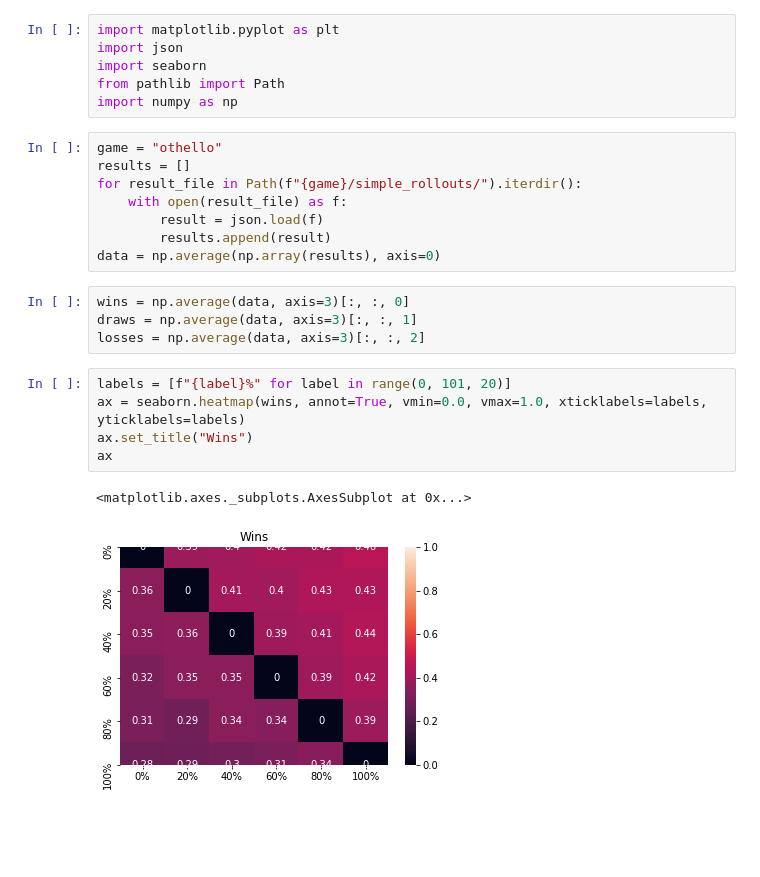
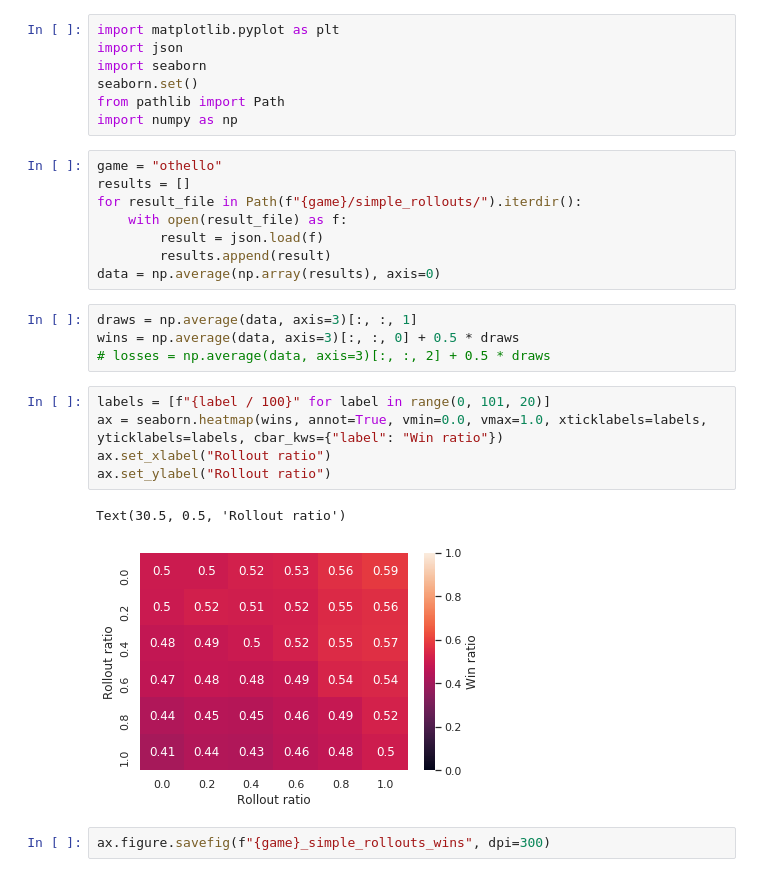
Before and after one commit to henribru/deep-mcts, a Jupyter notebook: deep_mcts/evaluate_simple_rollouts.ipynb, the cells around one changed output. Drawn from its saved outputs; the diff is of its cells as text; blank space fills up the shorter version.

Commit message:
Improve plots

```diff
--- a/deep_mcts/evaluate_simple_rollouts.ipynb
+++ b/deep_mcts/evaluate_simple_rollouts.ipynb
@@ -2,6 +2,7 @@
 import matplotlib.pyplot as plt
 import json
 import seaborn
+seaborn.set()
 from pathlib import Path
 import numpy as np
 # %%
@@ -13,15 +14,17 @@ for result_file in Path(f"{game}/simple_rollouts/").iterdir():
         results.append(result)
 data = np.average(np.array(results), axis=0)
 # %%
-wins = np.average(data, axis=3)[:, :, 0]
 draws = np.average(data, axis=3)[:, :, 1]
-losses = np.average(data, axis=3)[:, :, 2]
+wins = np.average(data, axis=3)[:, :, 0] + 0.5 * draws
+# losses = np.average(data, axis=3)[:, :, 2] + 0.5 * draws
 # %%
-labels = [f"{label}%" for label in range(0, 101, 20)]
-ax = seaborn.heatmap(wins, annot=True, vmin=0.0, vmax=1.0, xticklabels=labels, yticklabels=labels)
-ax.set_title("Wins")
-ax
+labels = [f"{label / 100}" for label in range(0, 101, 20)]
+ax = seaborn.heatmap(wins, annot=True, vmin=0.0, vmax=1.0, xticklabels=labels, yticklabels=labels, cbar_kws={"label": "Win ratio"})
+ax.set_xlabel("Rollout ratio")
+ax.set_ylabel("Rollout ratio")
 # %% [output]
-<matplotlib.axes._subplots.AxesSubplot at 0x...>
+Text(30.5, 0.5, 'Rollout ratio')
-[figure, old version]
+[figure, new version]
+# %%
+ax.figure.savefig(f"{game}_simple_rollouts_wins", dpi=300)
 # %%
```
Also changed, not shown: parts of 4 cells of this notebook, 2 other files.
